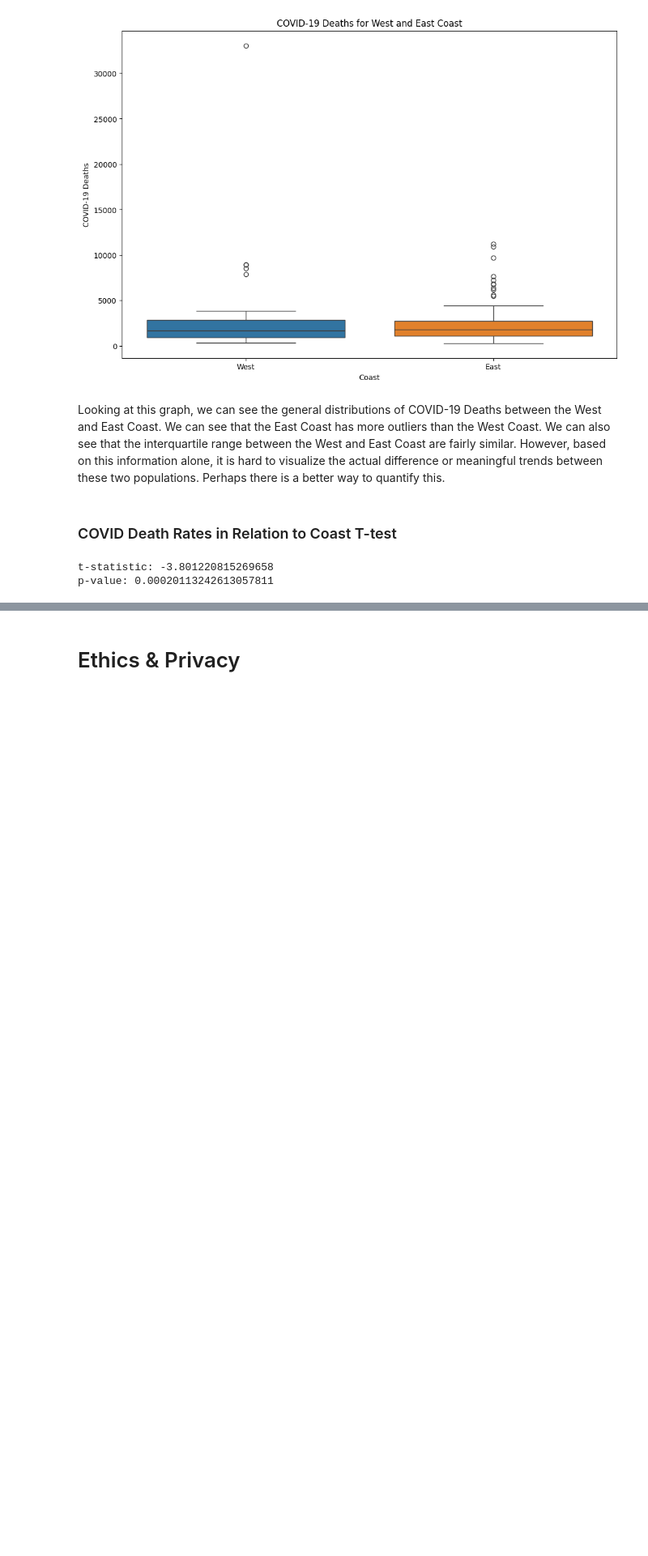
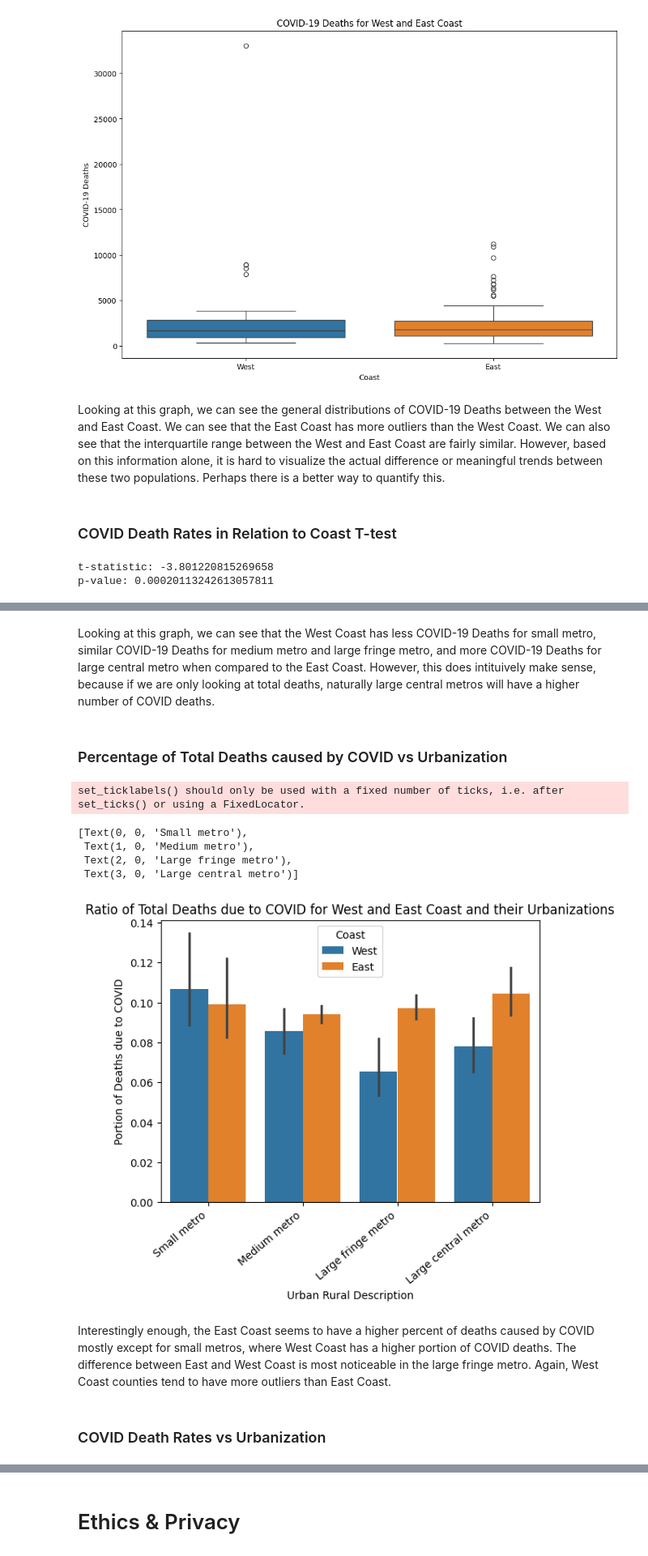
Before and after one commit to kshtwr/COVID-Mortality-Rate-in-Diverse-Cities, a Jupyter notebook: FinalProject_Group116_WI24.ipynb, the cells around one changed output, grey strips where cells are left out. Shown at 81% size. Saved outputs shown, nothing was run; the diff lists cells and outputs as text; code cells hidden in the pictures; blank space fills up the shorter version.

```diff
--- a/FinalProject_Group116_WI24.ipynb
+++ b/FinalProject_Group116_WI24.ipynb
@@ -229,0 +234,19 @@ Some more words and stuff.  Remember notebooks work best if you interleave the c
+# %% [markdown]
+Looking at this graph, we can see that the West Coast has less COVID-19 Deaths for small metro, similar COVID-19 Deaths for medium metro and large fringe metro, and more COVID-19 Deaths for large central metro when compared to the East Coast. However, this does intituively make sense, because if we are only looking at total deaths, naturally large central metros will have a higher number of COVID deaths.
+# %% [markdown]
+### Percentage of Total Deaths caused by COVID vs Urbanization
+# %%
+barplot = sns.barplot(data = df, y = 'Portion of Deaths due to COVID', x = 'Urban Rural Description', hue = 'Coast', order = ['Small metro', 'Medium metro', 'Large fringe metro', 'Large central metro'],)
+barplot.set_title('Ratio of Total Deaths due to COVID for West and East Coast and their Urbanizations')
+barplot.set_xticklabels(barplot.get_xticklabels(), rotation=40, ha="right")
+# %% [output]
+set_ticklabels() should only be used with a fixed number of ticks, i.e. after set_ticks() or using a FixedLocator.
+[Text(0, 0, 'Small metro'),
+ Text(1, 0, 'Medium metro'),
+ Text(2, 0, 'Large fringe metro'),
+ Text(3, 0, 'Large central metro')]
+[figure, added]
+# %% [markdown]
+Interestingly enough, the East Coast seems to have a higher percent of deaths caused by COVID mostly except for small metros, where West Coast has a higher portion of COVID deaths. The difference between East and West Coast is most noticeable in the large fringe metro. Again, West Coast counties tend to have more outliers than East Coast.
+# %% [markdown]
+### COVID Death Rates vs Urbanization
```
Also changed, not shown: parts of 24 cells of this notebook.
